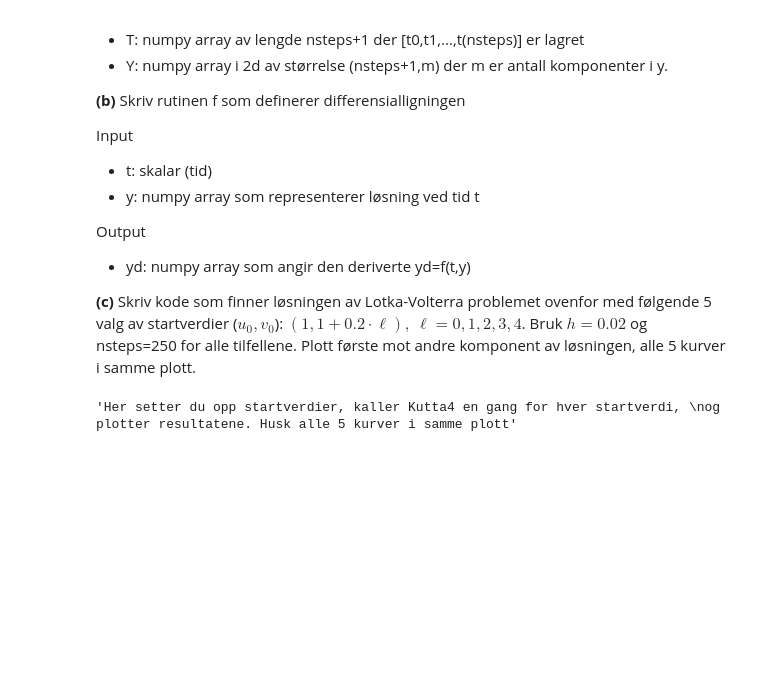
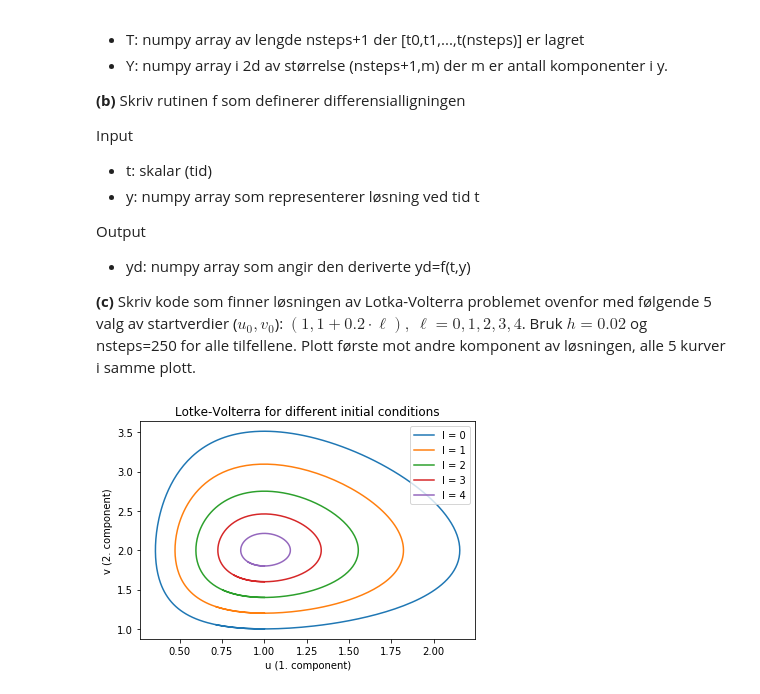
Before and after one commit to alexaoh/TMA4320, a Jupyter notebook: 2019/2019PrøveEksamen.ipynb, the cells around one changed output. Cells and saved outputs as stored; diff of their text form; code cells hidden in the pictures; blank space fills up the shorter version.

```diff
--- a/2019/2019PrøveEksamen.ipynb
+++ b/2019/2019PrøveEksamen.ipynb
@@ -49,23 +49,48 @@ Output
 **(c)** Skriv kode som finner løsningen av Lotka-Volterra problemet ovenfor med følgende
 5 valg av startverdier ($u_0, v_0$): $(1,1+0.2\cdot \ell),\ \ell=0,1,2,3,4$. Bruk $h=0.02$ og
 nsteps=250 for alle tilfellene. Plott første mot andre komponent av løsningen, alle 5 kurver i samme plott.
-# %%
-import numpy as np
-import matplotlib.pyplot as plt
-
-def Kutta4(f,t0,y0,h,nsteps):
-
-    ''' Her skriver du inn koden som tar nsteps skritt med Kutta4-metoden'''
-    return T,Y
-
-def f(t,y):
-
-    '''Her definerer du diffligningen for Lotka-Volterra problemet'''
-
-    return yd
-
-
-'''Her setter du opp startverdier, kaller Kutta4 en gang for hver startverdi,
-og plotter resultatene. Husk alle 5 kurver i samme plott'''
-# %% [output]
-'Her setter du opp startverdier, kaller Kutta4 en gang for hver startverdi, \nog plotter resultatene. Husk alle 5 kurver i samme plott'
+# %%
+import numpy as np
+import matplotlib.pyplot as plt
+
+def kutta4_step(f, t, y, h):
+    f1 = f(t, y)
+    f2 = f(t+(h/2), y+(h/2)*f1)
+    f3 = f(t+(h/2), y+(h/2)*f2)
+    f4 = f(t+h, y+h*f3)
+    return y + (h/6)*(f1+2*f2+2*f3+f4)
+
+
+def Kutta4(f,t0,y0,h,nsteps):
+    m = len(y0)
+    Y = np.zeros((nsteps+1,m))
+    T = np.zeros(nsteps+1)
+    T[0] = t0
+    Y[0] = y0
+    for i in range(nsteps):
+        Y[i+1] = kutta4_step(f, T[i], Y[i], h)
+        T[i+1] = T[i] + h
+    return T,Y
+
+def f(t,y):
+    '''Lotka-Volterra problemet'''
+    yd = np.array([y[0]*(y[1]-2), y[1]*(1-y[0])])
+    return yd
+
+
+'''Her setter du opp startverdier, kaller Kutta4 en gang for hver startverdi,
+og plotter resultatene. Husk alle 5 kurver i samme plott'''
+h = 0.02
+nsteps = 250
+t0 = 0
+for l in range(5):
+    y0 = np.array([1, 1+0.2*l])
+    T, Y = Kutta4(f, t0, y0, h, nsteps)
+    plt.plot(Y[:,0], Y[:,1], label="l = "+str(l))
+plt.legend()
+plt.title("Lotke-Volterra for different initial conditions")
+plt.xlabel("u (1. component)")
+plt.ylabel("v (2. component)")
+plt.show()
+# %% [output]
+[figure, added]
```
Also changed, not shown: 1 other file.
